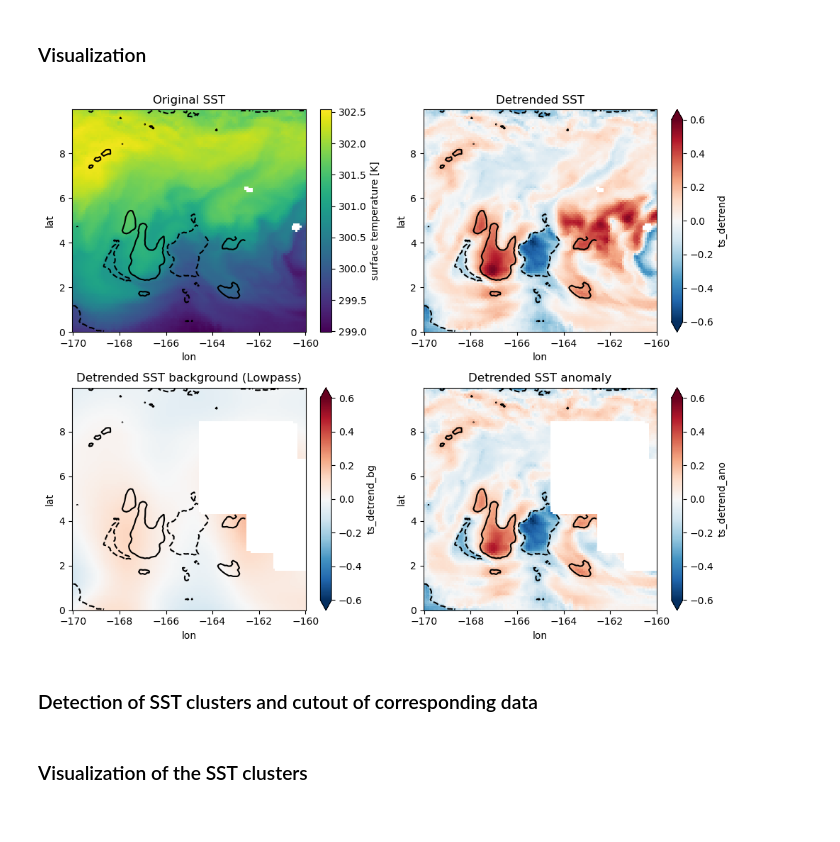
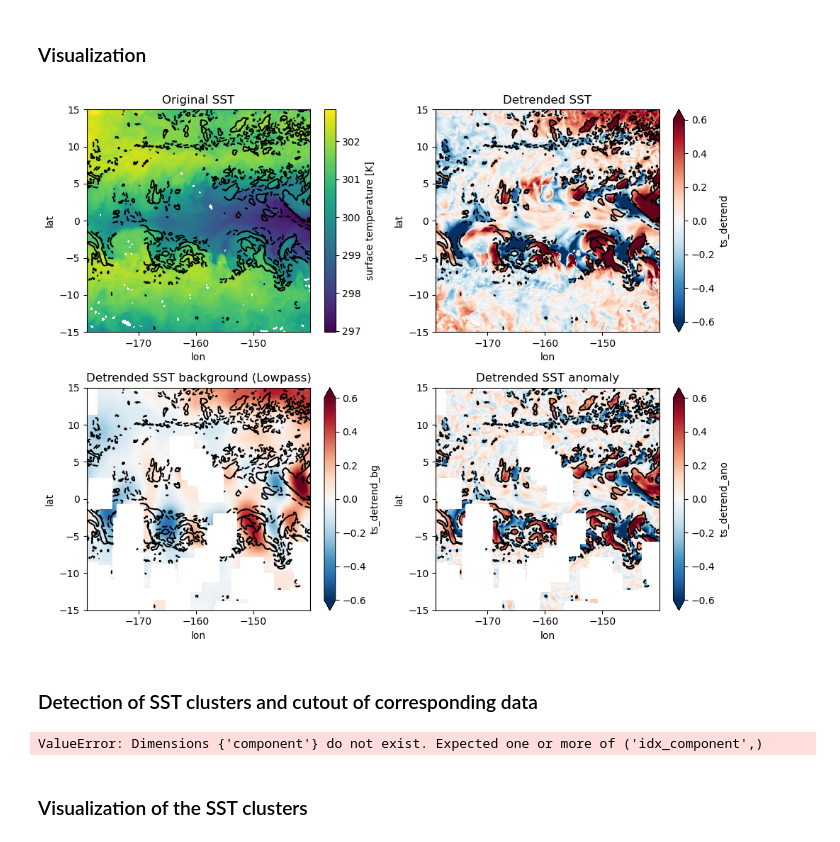
Before and after one commit to HF7weatherman/pycompo, a Jupyter notebook: examples/test_extract_SST-blobs.ipynb, the cells around one changed output. Saved outputs shown, nothing was run; the diff lists cells and outputs as text; code cells hidden in the pictures.

```diff
--- a/examples/test_extract_SST-blobs.ipynb
+++ b/examples/test_extract_SST-blobs.ipynb
@@ -111,18 +112,20 @@ orig_coords = pccoord.get_coords_orig(dset)
 ### Visualization
 # %%
 # User settings of spatiotemporal plotting area
-lat_slice = slice(0, 10)    #slice(-15, 15)
-lon_slice = slice(-170, -160)   #slice(140, 180)
+lat_slice = slice(0, 10)
+lat_slice = slice(-15, 15)
+lon_slice = slice(-170, -160)
+lon_slice = slice(-179, -140)
 time_index = 0
 ano_range = (-3 * dT_thresh, 3 * dT_thresh)
 ano_cmap = 'RdBu_r'
 
 pcplot.plot_preprocessing_overview_map(
     dset.isel(time=time_index).sel(lat=lat_slice, lon=lon_slice),
     analysis_var, dT_thresh, ano_range, ano_cmap,
     )
 # %% [output]
-[figure, old version]
+[figure, new version]
 # %% [markdown]
 ### Detection of SST clusters and cutout of corresponding data
 # %%
@@ -142,3 +139,13 @@ feature_props = pcwind.calc_feature_bg_wind(
+# %%
+dset, feature_props, feature_centric_data = pcfeatcut.get_featcen_data_cutouts(
+    dset, feature_props, ellipse, search_RadRatio,
+    )
+
+feature_props = pcwind.calc_feature_bg_wind(
+    feature_props, feature_centric_data, wind_vars,
+    )
+# %% [output]
+ValueError: Dimensions {'component'} do not exist. Expected one or more of ('idx_component',)
 # %% [markdown]
 ### Visualization of the SST clusters
 # %%
```
Also changed, not shown: parts of 5 cells of this notebook, 5 other files.
